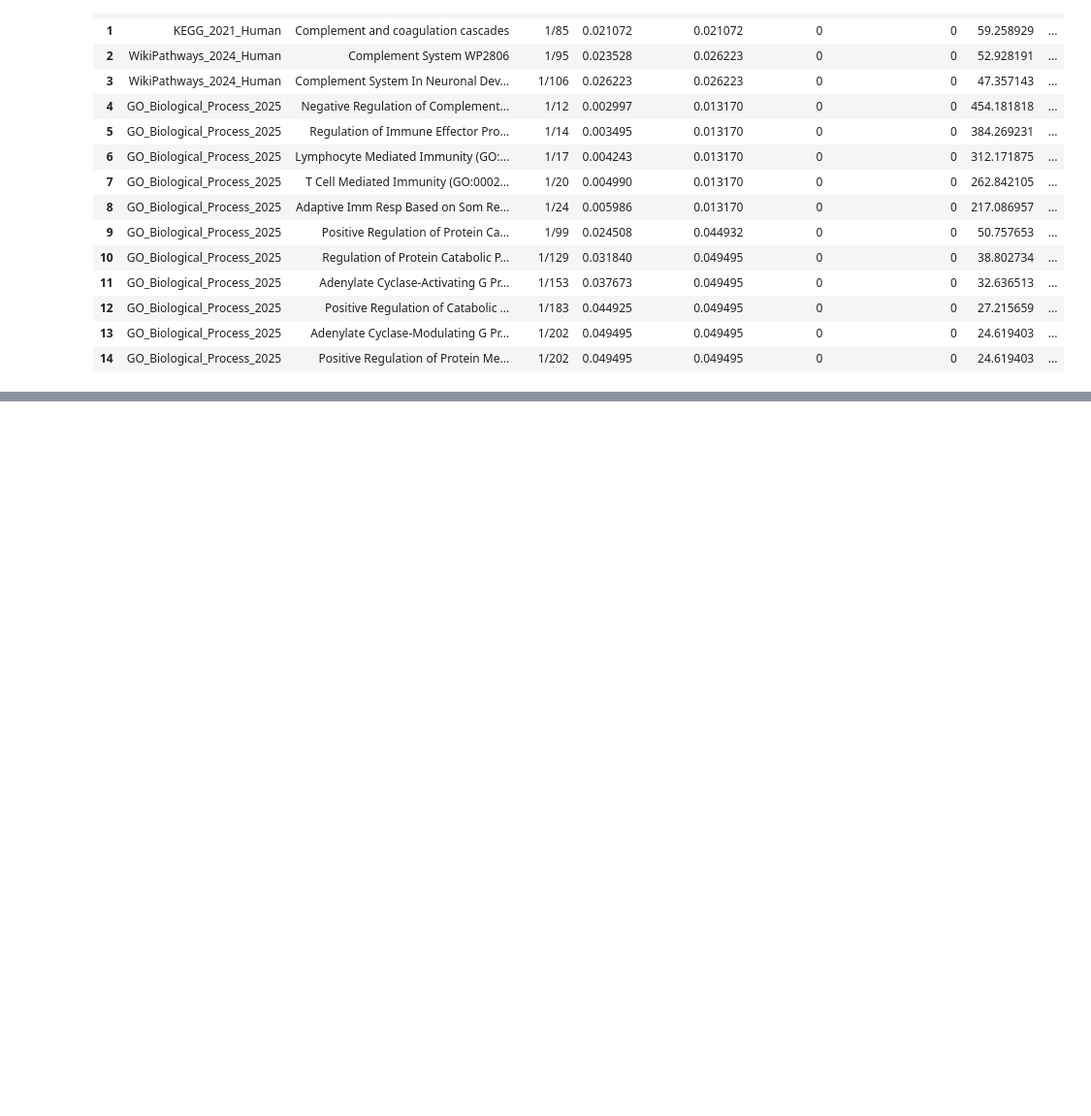
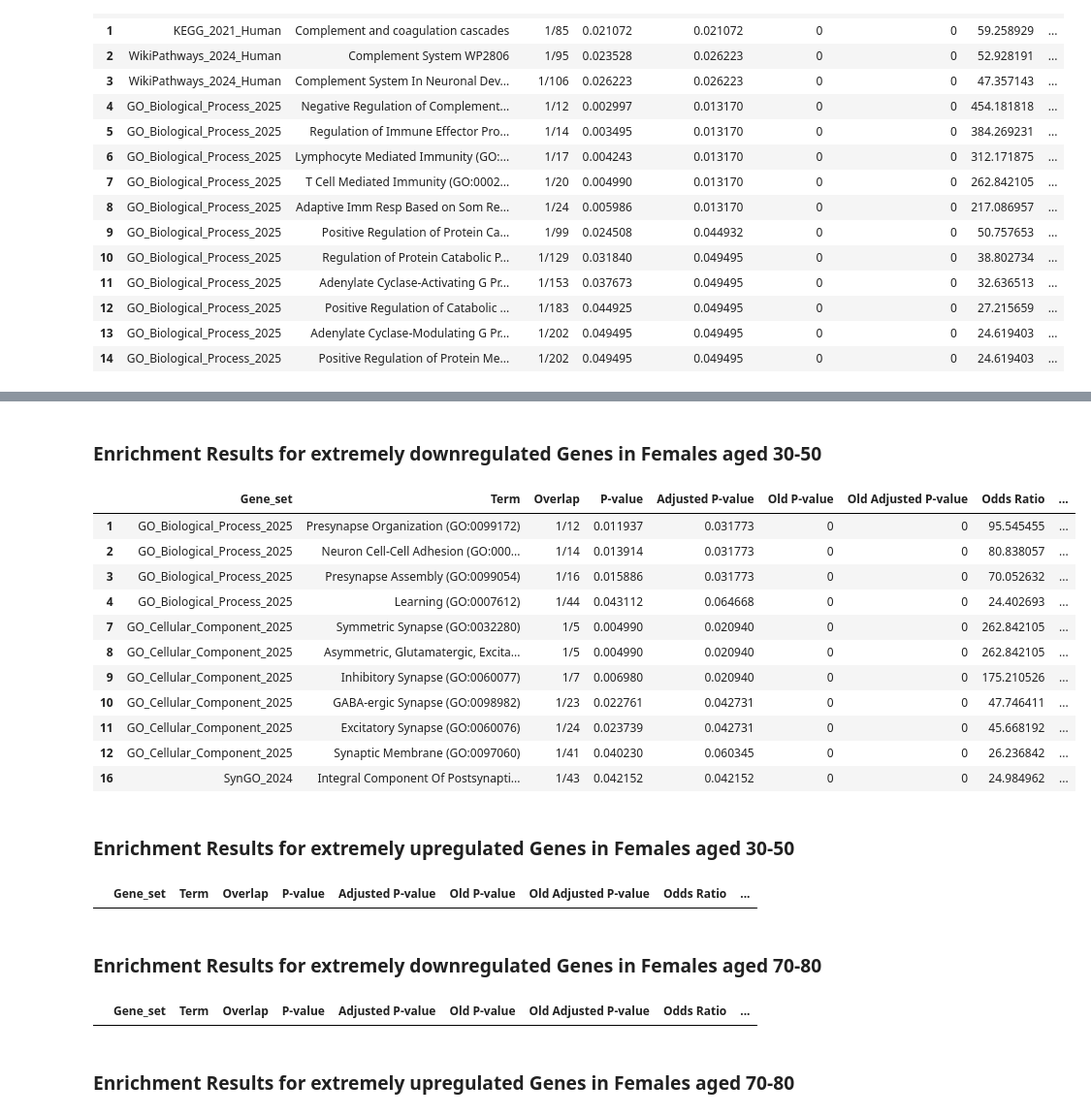
Before and after one commit to perpk/ppmi-wip, a Jupyter notebook: stratification/ppmi-wip.stratification.deg-overview.ipynb, the cells around one changed output, grey strips where cells are left out. Shown at 97% size. Drawn from its saved outputs; the diff is of its cells as text; code cells hidden in the pictures; blank space fills up the shorter version.

Commit message:
WIP: DEG extreme log2FoldChanges GSEA

```diff
--- a/stratification/ppmi-wip.stratification.deg-overview.ipynb
+++ b/stratification/ppmi-wip.stratification.deg-overview.ipynb
@@ -375,8 +377,8 @@ symbol_mapping = ppmi_ad.varm['symbol_ensembl_mapping']
 ensembl_to_symbol = dict(zip(symbol_mapping.index, symbol_mapping['gene_symbol']))
 
 # Initialize dictionaries to store extreme values
-extreme_upregulated_males = {}
-extreme_downregulated_males = {}
+extreme_upregulated_females = {}
+extreme_downregulated_females = {}
 
 # Modified plotting function with extreme value filtering
 def plot_volcano_with_filtering(ax, df, title, age_group):
@@ -390,8 +392,8 @@ def plot_volcano_with_filtering(ax, df, title, age_group):
     extreme_df = df[extreme_mask].copy()
 
     # Store extreme values separately
-    extreme_upregulated_males[age_group] = extreme_df[extreme_df['log2FoldChange'] > 10]
-    extreme_downregulated_males[age_group] = extreme_df[extreme_df['log2FoldChange'] < -10]
+    extreme_upregulated_females[age_group] = extreme_df[extreme_df['log2FoldChange'] > 10]
+    extreme_downregulated_females[age_group] = extreme_df[extreme_df['log2FoldChange'] < -10]
 
     # Filter for plotting
     plot_df = df[~extreme_mask]
@@ -836,0 +1125,31 @@ enr_females_over_80_down.results[enr_females_over_80_down.results['P-value'] <=
+# %% [markdown]
+### Enrichment Results for extremely downregulated Genes in Females aged 30-50
+# %%
+enr_females_30_50_down_extr.results[enr_females_30_50_down_extr.results['P-value'] <= 0.05]
+# %% [output]
+|  | Gene_set | Term | Overlap | P-value | Adjusted P-value | Old P-value | Old Adjusted P-value | Odds Ratio | ... |
+| 1 | GO_Biological_Process_2025 | Presynapse Organization (GO:0099172) | 1/12 | 0.011937 | 0.031773 | 0 | 0 | 95.545455 | ... |
+| 2 | GO_Biological_Process_2025 | Neuron Cell-Cell Adhesion (GO:000... | 1/14 | 0.013914 | 0.031773 | 0 | 0 | 80.838057 | ... |
+| 3 | GO_Biological_Process_2025 | Presynapse Assembly (GO:0099054) | 1/16 | 0.015886 | 0.031773 | 0 | 0 | 70.052632 | ... |
+| 4 | GO_Biological_Process_2025 | Learning (GO:0007612) | 1/44 | 0.043112 | 0.064668 | 0 | 0 | 24.402693 | ... |
+| 7 | GO_Cellular_Component_2025 | Symmetric Synapse (GO:0032280) | 1/5 | 0.004990 | 0.020940 | 0 | 0 | 262.842105 | ... |
+| 8 | GO_Cellular_Component_2025 | Asymmetric, Glutamatergic, Excita... | 1/5 | 0.004990 | 0.020940 | 0 | 0 | 262.842105 | ... |
+| 9 | GO_Cellular_Component_2025 | Inhibitory Synapse (GO:0060077) | 1/7 | 0.006980 | 0.020940 | 0 | 0 | 175.210526 | ... |
+| 10 | GO_Cellular_Component_2025 | GABA-ergic Synapse (GO:0098982) | 1/23 | 0.022761 | 0.042731 | 0 | 0 | 47.746411 | ... |
+| 11 | GO_Cellular_Component_2025 | Excitatory Synapse (GO:0060076) | 1/24 | 0.023739 | 0.042731 | 0 | 0 | 45.668192 | ... |
+| 12 | GO_Cellular_Component_2025 | Synaptic Membrane (GO:0097060) | 1/41 | 0.040230 | 0.060345 | 0 | 0 | 26.236842 | ... |
+| 16 | SynGO_2024 | Integral Component Of Postsynapti... | 1/43 | 0.042152 | 0.042152 | 0 | 0 | 24.984962 | ... |
+# %% [markdown]
+### Enrichment Results for extremely upregulated Genes in Females aged 30-50
+# %%
+enr_females_30_50_up_extr.results[enr_females_30_50_up_extr.results['P-value'] <= 0.05]
+# %% [output]
+|  | Gene_set | Term | Overlap | P-value | Adjusted P-value | Old P-value | Old Adjusted P-value | Odds Ratio | ... |
+# %% [markdown]
+### Enrichment Results for extremely downregulated Genes in Females aged 70-80
+# %%
+enr_females_70_80_down_extr.results[enr_females_70_80_down_extr.results['P-value'] <= 0.05]
+# %% [output]
+|  | Gene_set | Term | Overlap | P-value | Adjusted P-value | Old P-value | Old Adjusted P-value | Odds Ratio | ... |
+# %% [markdown]
+### Enrichment Results for extremely upregulated Genes in Females aged 70-80
```
Also changed, not shown: parts of 14 cells of this notebook, 1 other file.
